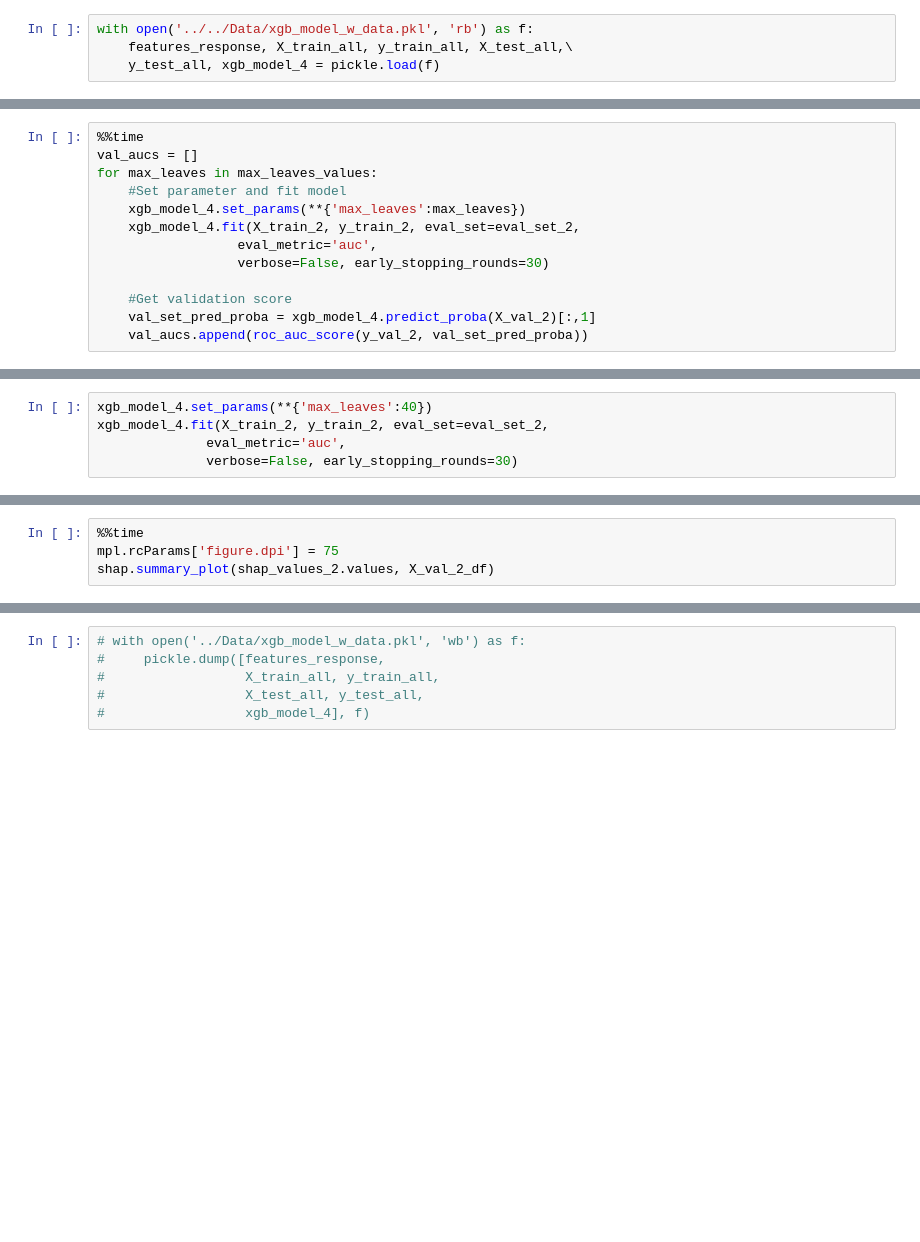
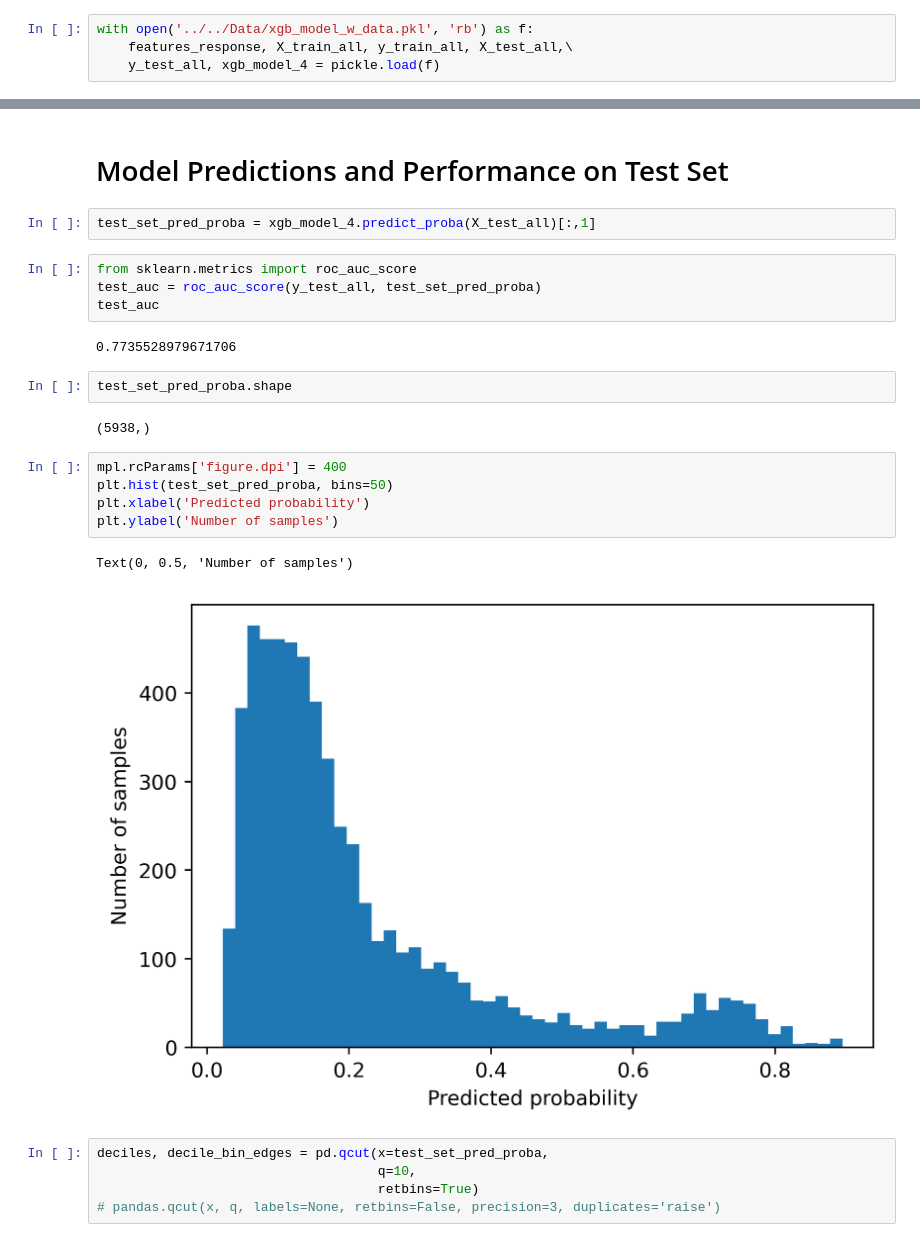
Before and after one commit to TrainingByPackt/Data-Science-Projects-With-Python-Second-Edition, a Jupyter notebook: Chapter07/Reference/Chapter_07_Complete.ipynb, the cells around one changed output, grey strips where cells are left out. Cells and saved outputs as stored; diff of their text form; blank space fills up the shorter version.

```diff
--- a/Chapter07/Reference/Chapter_07_Complete.ipynb
+++ b/Chapter07/Reference/Chapter_07_Complete.ipynb
@@ -782,13 +60,0 @@ eval_set_2 = [(X_train_2, y_train_2), (X_val_2, y_val_2)]
-# %%
-%%time
-val_aucs = []
-for max_leaves in max_leaves_values:
-    #Set parameter and fit model
-    xgb_model_4.set_params(**{'max_leaves':max_leaves})
-    xgb_model_4.fit(X_train_2, y_train_2, eval_set=eval_set_2,
-                  eval_metric='auc',
-                  verbose=False, early_stopping_rounds=30)
-
-    #Get validation score
-    val_set_pred_proba = xgb_model_4.predict_proba(X_val_2)[:,1]
-    val_aucs.append(roc_auc_score(y_val_2, val_set_pred_proba))
@@ -823,5 +60,0 @@ Retrain with optimal hyperparameter.
-# %%
-xgb_model_4.set_params(**{'max_leaves':40})
-xgb_model_4.fit(X_train_2, y_train_2, eval_set=eval_set_2,
-              eval_metric='auc',
-              verbose=False, early_stopping_rounds=30)
@@ -860,4 +60,0 @@ shap_values_2.values.shape
-# %%
-%%time
-mpl.rcParams['figure.dpi'] = 75
-shap.summary_plot(shap_values_2.values, X_val_2_df)
@@ -877,6 +61,27 @@ Save the features and response name list, training and testing sets, and trained
-# %%
-# with open('../Data/xgb_model_w_data.pkl', 'wb') as f:
-#     pickle.dump([features_response,
-#                  X_train_all, y_train_all,
-#                  X_test_all, y_test_all,
-#                  xgb_model_4], f)
+# %% [markdown]
+# Model Predictions and Performance on Test Set
+# %%
+test_set_pred_proba = xgb_model_4.predict_proba(X_test_all)[:,1]
+# %%
+from sklearn.metrics import roc_auc_score
+test_auc = roc_auc_score(y_test_all, test_set_pred_proba)
+test_auc
+# %% [output]
+0.7735528979671706
+# %%
+test_set_pred_proba.shape
+# %% [output]
+(5938,)
+# %%
+mpl.rcParams['figure.dpi'] = 400
+plt.hist(test_set_pred_proba, bins=50)
+plt.xlabel('Predicted probability')
+plt.ylabel('Number of samples')
+# %% [output]
+Text(0, 0.5, 'Number of samples')
+[figure, added]
+# %%
+deciles, decile_bin_edges = pd.qcut(x=test_set_pred_proba,
+                                    q=10,
+                                    retbins=True)
+# pandas.qcut(x, q, labels=None, retbins=False, precision=3, duplicates='raise')
```
Also changed, not shown: parts of 164 cells of this notebook, 1 other file.
